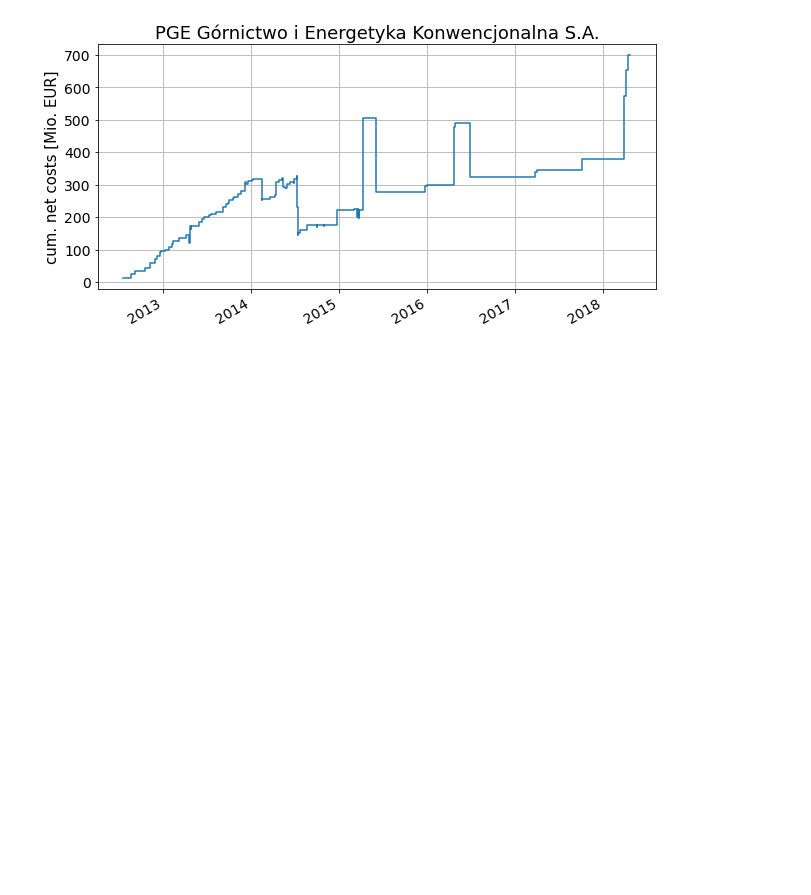
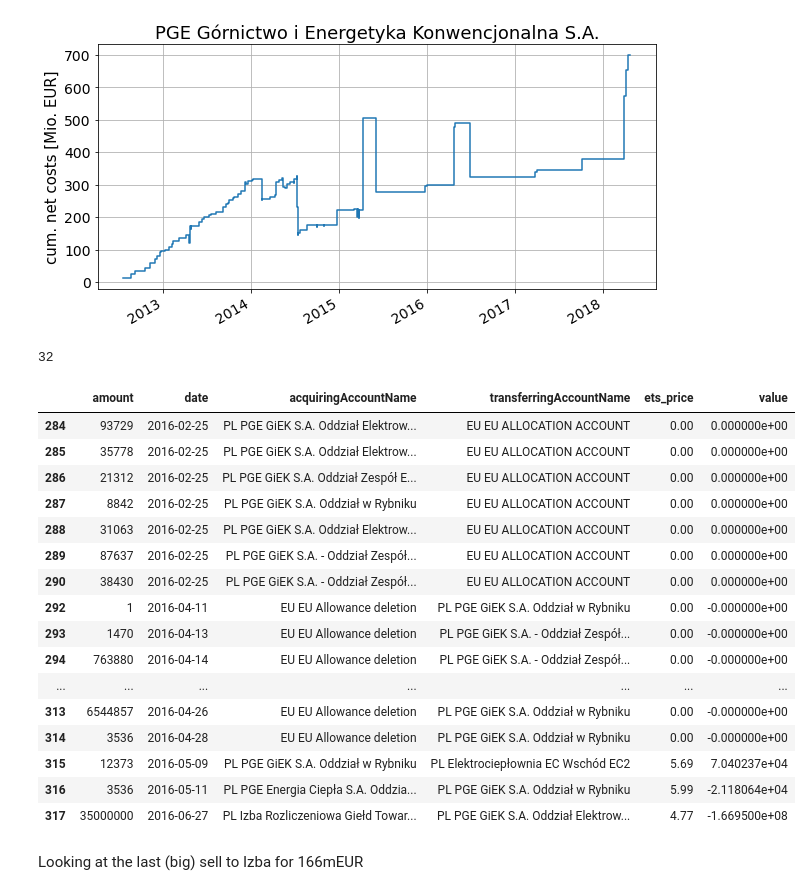
Before and after one commit to RikerlWien/eutl_orm, a Jupyter notebook: scripts/price_PGE.ipynb, the cells around one changed output. Cells and saved outputs as stored; diff of their text form; code cells hidden in the pictures; blank space fills up the shorter version.

```diff
--- a/scripts/price_PGE.ipynb
+++ b/scripts/price_PGE.ipynb
@@ -193,3 +193,31 @@ fig.autofmt_xdate()
 # %% [output]
 [figure]
 [figure]
+# %%
+#print(aggregated_transactions.dtypes)
+selected_columns = ['amount', 'date', 'acquiringAccountName', 'transferringAccountName', 'ets_price', 'value']
+zoom = aggregated_transactions[(aggregated_transactions.date > pd.Timestamp(2016,1,1))
+                        & (aggregated_transactions.date < pd.Timestamp(2017,1,1))][selected_columns]
+print(len(zoom))
+display(zoom)
+# %% [output]
+32
+|  | amount | date | acquiringAccountName | transferringAccountName | ets_price | value |
+| 284 | 93729 | 2016-02-25 | PL PGE GiEK S.A. Oddział Elektrow... | EU EU ALLOCATION ACCOUNT | 0.00 | 0.000000e+00 |
+| 285 | 35778 | 2016-02-25 | PL PGE GiEK S.A. Oddział Elektrow... | EU EU ALLOCATION ACCOUNT | 0.00 | 0.000000e+00 |
+| 286 | 21312 | 2016-02-25 | PL PGE GiEK S.A. Oddział Zespół E... | EU EU ALLOCATION ACCOUNT | 0.00 | 0.000000e+00 |
+| 287 | 8842 | 2016-02-25 | PL PGE GiEK S.A. Oddział w Rybniku | EU EU ALLOCATION ACCOUNT | 0.00 | 0.000000e+00 |
+| 288 | 31063 | 2016-02-25 | PL PGE GiEK S.A. Oddział Elektrow... | EU EU ALLOCATION ACCOUNT | 0.00 | 0.000000e+00 |
+| 289 | 87637 | 2016-02-25 | PL PGE GiEK S.A. - Oddział Zespół... | EU EU ALLOCATION ACCOUNT | 0.00 | 0.000000e+00 |
+| 290 | 38430 | 2016-02-25 | PL PGE GiEK S.A. - Oddział Zespół... | EU EU ALLOCATION ACCOUNT | 0.00 | 0.000000e+00 |
+| 292 | 1 | 2016-04-11 | EU EU Allowance deletion | PL PGE GiEK S.A. Oddział w Rybniku | 0.00 | -0.000000e+00 |
+| 293 | 1470 | 2016-04-13 | EU EU Allowance deletion | PL PGE GiEK S.A. - Oddział Zespół... | 0.00 | -0.000000e+00 |
+| 294 | 763880 | 2016-04-14 | EU EU Allowance deletion | PL PGE GiEK S.A. - Oddział Zespół... | 0.00 | -0.000000e+00 |
+| ... | ... | ... | ... | ... | ... | ... |
+| 313 | 6544857 | 2016-04-26 | EU EU Allowance deletion | PL PGE GiEK S.A. Oddział w Rybniku | 0.00 | -0.000000e+00 |
+| 314 | 3536 | 2016-04-28 | EU EU Allowance deletion | PL PGE GiEK S.A. Oddział w Rybniku | 0.00 | -0.000000e+00 |
+| 315 | 12373 | 2016-05-09 | PL PGE GiEK S.A. Oddział w Rybniku | PL Elektrociepłownia EC Wschód EC2 | 5.69 | 7.040237e+04 |
+| 316 | 3536 | 2016-05-11 | PL PGE Energia Ciepła S.A. Oddzia... | PL PGE GiEK S.A. Oddział w Rybniku | 5.99 | -2.118064e+04 |
+| 317 | 35000000 | 2016-06-27 | PL Izba Rozliczeniowa Giełd Towar... | PL PGE GiEK S.A. Oddział Elektrow... | 4.77 | -1.669500e+08 |
+# %% [markdown]
+Looking at the last (big) sell to Izba for 166mEUR
```
Also changed, not shown: parts of 3 cells of this notebook, 2 other files.
